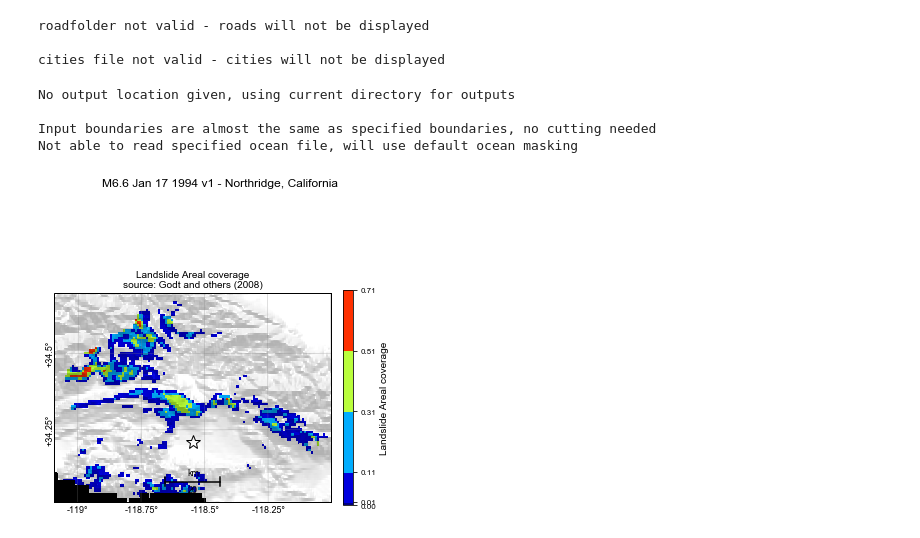
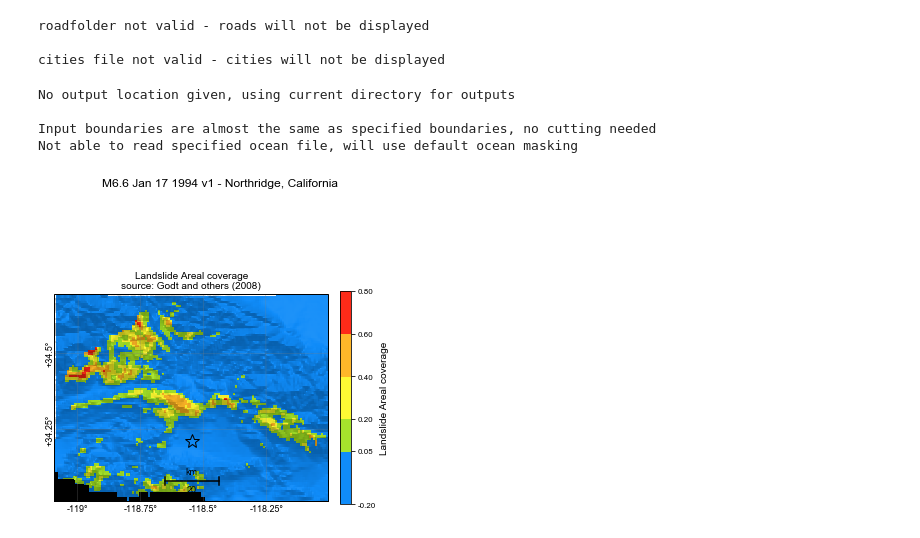
Before and after one commit to QingleCheng/groundfailure-notebooks, a Jupyter notebook: notebooks/Validate Godt et al 2008 landslide model.ipynb, the cells around one changed output. Drawn from its saved outputs; the diff is of its cells as text; code cells hidden in the pictures.

```diff
--- a/notebooks/Validate Godt et al 2008 landslide model.ipynb
+++ b/notebooks/Validate Godt et al 2008 landslide model.ipynb
@@ -133,34 +137,34 @@ cities file not valid - cities will not be displayed
 # Run the model (this will take a minute)
 maplayers2 = godt2008(shakefile2, config, saveinputs=False, bounds=bounds2)
 # %%
-lims2 = [[0., 0.011, 0.11, 0.31, 0.51, 0.71]]
-#colorlist2 = ['#108CF9','#A6E42C', '#FEFA34', '#FFB729', '#FE2B19']  #hex code for colors in figure below
-#CustomCmap2 = matplotlib.colors.ListedColormap(colorlist2) #'#FFFFFF',
-#colormap2 = [CustomCmap2]
-colormap2 = [cm.jet]
+lims2 = [[-0.2, 0.05, 0.2, 0.4, 0.6, 0.8]]
+colorlist2 = ['#108CF9','#A6E42C', '#FEFA34', '#FFB729', '#FE2B19']  #hex code for colors in figure below
+CustomCmap2 = matplotlib.colors.ListedColormap(colorlist2) #'#FFFFFF',
+colormap2 = [CustomCmap2]
+#colormap2 = [cm.jet]
 
 maskthresh = [0.009]  # to represent gray color on figure
 
 plotorder, logscale, lims, colormaps, maskthreshes = parseConfigLayers(maplayers2, config)
 lims2 = lims2 + lims[1:]
 colormaps = colormap2 + colormaps[1:]
 #maskthreshes = [0.009] + maskthreshes[1:]
 
 # Make the figure
-temp = makemaps.modelMap(maplayers2, shakefile2, lims=lims2, maskthreshes=maskthresh, plotorder=['model'],
+temp = makemaps.modelMap(maplayers2, shakefile2, lims=lims2, maskthreshes=None, plotorder=['model'],
          logscale=False, maproads=True, mapcities=True, showplots=True, printparam=False,
          inventory_shapefile=None, scaletype='binned', savepdf=False, savepng=False, boundaries=bounds2,
          colormaps=colormap2, **kwargs2)
 #temp = makemaps.modelMap(maplayers2, shakefile2, lims=lims, maskthreshes=maskthreshes, plotorder=plotorder,
 #         logscale=logscale, maproads=True, mapcities=True, showplots=True, printparam=False,
 #         inventory_shapefile=None, scaletype='binned', savepdf=False, savepng=False, boundaries=bounds2,
 #         colormaps=colormaps, **kwargs2)
 # %% [output]
 No output location given, using current directory for outputs
 
 Input boundaries are almost the same as specified boundaries, no cutting needed
 Not able to read specified ocean file, will use default ocean masking
-[figure, old version]
+[figure, new version]
 # %% [markdown]
 ### Compare to the result from the original paper for this event (below)
 Note that the shakemap is quite different from the one used in the paper.
```
Also changed, not shown: parts of 4 cells of this notebook, 4 other files.
